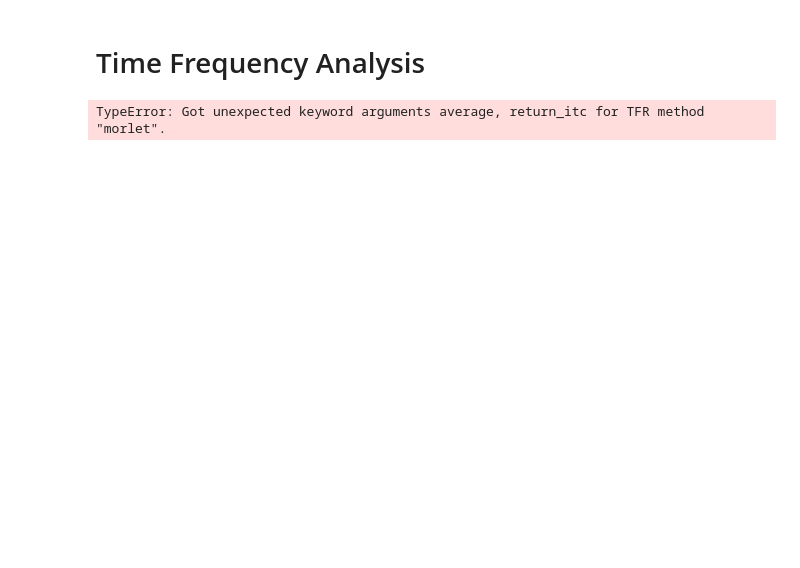
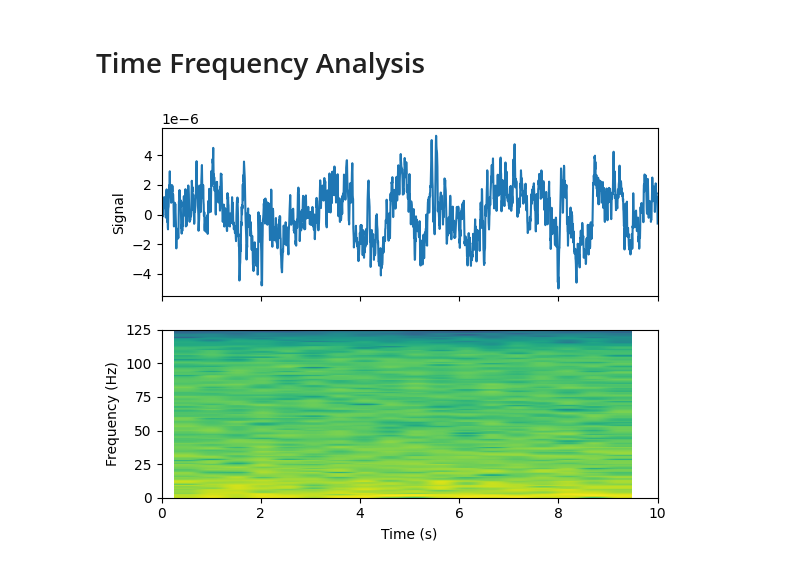
Before and after one commit to JeroenBuil/deegtal_coding_task, a Jupyter notebook: notebooks/Exploratory_Data_Analysis.ipynb, the cells around one changed output. Cells and saved outputs as stored; diff of their text form; code cells hidden in the pictures; blank space fills up the shorter version.

```diff
--- a/notebooks/Exploratory_Data_Analysis.ipynb
+++ b/notebooks/Exploratory_Data_Analysis.ipynb
@@ -151,7 +299,7 @@ for iGroup in range(n_groups):
 n_groups = len(files_raw)
 n_samples = max(len(files_raw[0]),len(files_raw[1]))
 
-preprocessed_eeg_list = {}
+preprocessed_eeg_dict = {}
 index = 0
 for iGroup in range(n_groups):
 
@@ -195,22 +343,24 @@ for iGroup in range(n_groups):
             freqs=freqs, method="spectrum_fit", filter_length="10s"
         )
 
-        # Crop snippet of data somewhere in the middle of the recording
-        snippet_start = 10*60
-        snippet_end = snippet_start + 10
-        raw.crop(snippet_start, snippet_end)
+        # # Crop snippet of data somewhere in the middle of the recording
+        # snippet_start = 10*60
+        # snippet_end = snippet_start + 10
+        # raw.crop(snippet_start, snippet_end)
 
         # Plot
-        fig_psd = raw.compute_psd(fmax=120).plot(picks="data", exclude="bads", amplitude=False)
-        fig_raw = raw.plot(n_channels=len(raw.ch_names))
+        if save_figs == True:
+            fig_psd = raw.compute_psd(fmax=120).plot(picks="data", exclude="bads", amplitude=False)
+            fig_raw = raw.plot(n_channels=len(raw.ch_names))
 
-        fig_psd.savefig(f'../reports/figures/snippet/psd_snippet_group{iGroup+1}_sample{iSample}.png', bbox_inches='tight')
-        fig_raw.savefig(f'../reports/figures/snippet/eeg_snippet_group{iGroup+1}_sample{iSample}.png', bbox_inches='tight')
+
+            fig_psd.savefig(f'../reports/figures/snippet/psd_snippet_group{iGroup+1}_sample{iSample}.png', bbox_inches='tight')
+            fig_raw.savefig(f'../reports/figures/snippet/eeg_snippet_group{iGroup+1}_sample{iSample}.png', bbox_inches='tight')
 
         clear_output()
 
         # Add processed data to list
-        preprocessed_eeg_list[index] = {'group':iGroup+1,
+        preprocessed_eeg_dict[index] = {'group':iGroup+1,
                                      'sample':iSample+1,
                                      'raw':raw}
         index = index+1
@@ -237,17 +389,26 @@ preprocessed_eeg_list
 # %% [markdown]
 # Time Frequency Analysis
-# %%
-raw = preprocessed_eeg_list[0]['raw']
-
-freqs = np.logspace(*np.log10([6, 35]), num=8)
-n_cycles = freqs / 2.0  # different number of cycle per frequency
-power, itc = raw.compute_tfr(
-    method="morlet",
-    freqs=freqs,
-    n_cycles=n_cycles,
-    average=True,
-    return_itc=True,
-    decim=3,
-)
-# %% [output]
-TypeError: Got unexpected keyword arguments average, return_itc for TFR method "morlet".
+# %%
+data, times = preprocessed_eeg_dict[3]['raw'][:]
+x=data[7]
+
+fig, (ax1, ax2) = plt.subplots(nrows=2, sharex=True)
+ax1.plot(times, x)
+ax1.set_ylabel('Signal')
+
+NFFT = 254
+Fs = 250
+
+Pxx, freqs, bins, im = ax2.specgram(x, Fs=Fs)
+# The `specgram` method returns 4 objects. They are:
+# - Pxx: the periodogram
+# - freqs: the frequency vector
+# - bins: the centers of the time bins
+# - im: the .image.AxesImage instance representing the data in the plot
+ax2.set_xlabel('Time (s)')
+ax2.set_ylabel('Frequency (Hz)')
+ax2.set_xlim(0, 10)
+
+plt.show()
+# %% [output]
+[figure, added]
```
Also changed, not shown: parts of 18 cells of this notebook, 1 other file.
